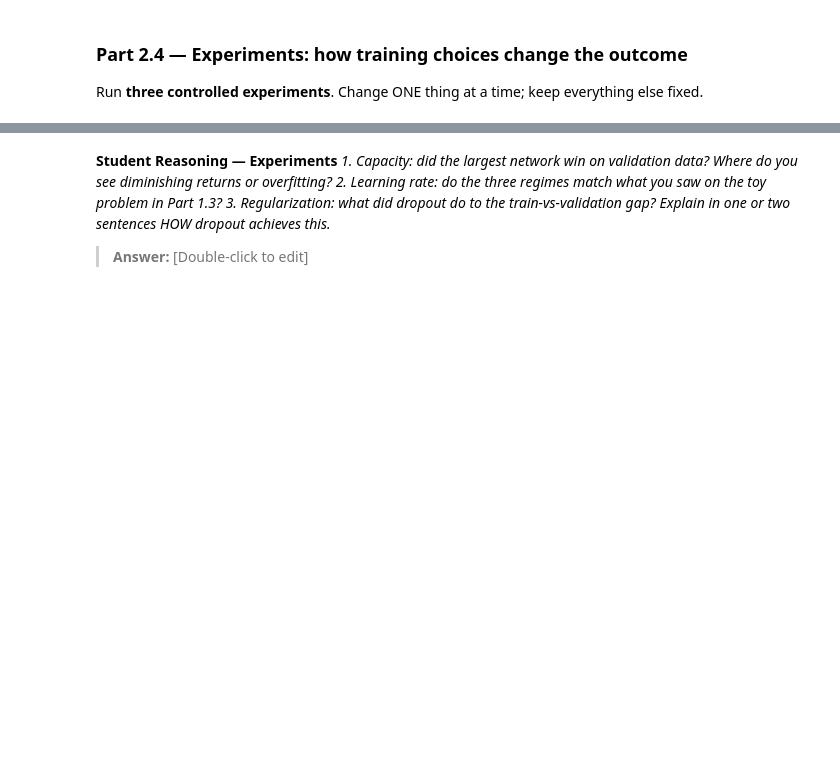
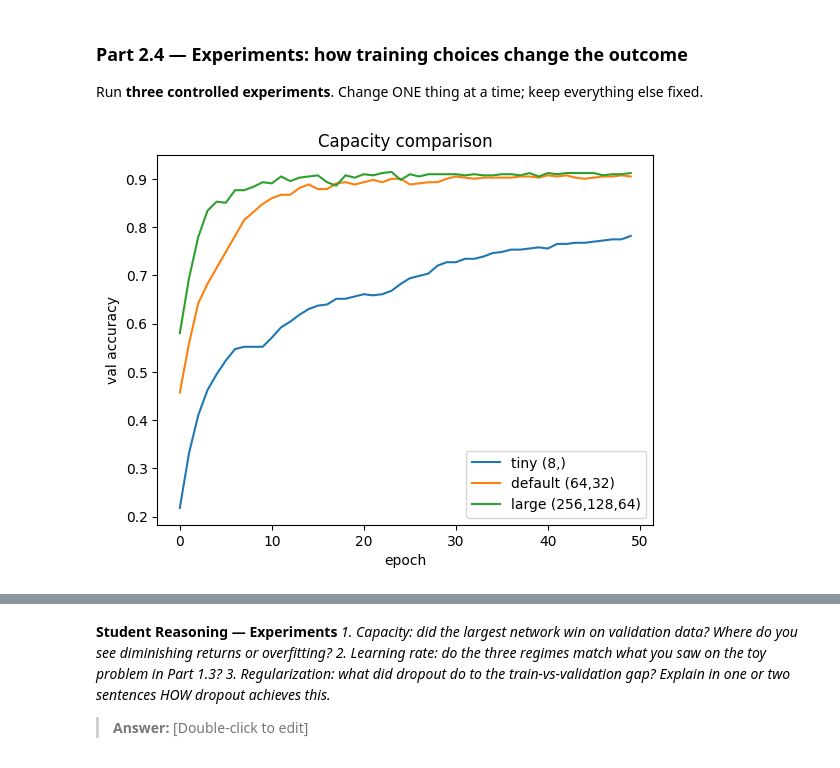
Before and after one commit to KingsleyNahyi/lab-3, a Jupyter notebook: Lab_3.ipynb, the cells around one changed output, grey strips where cells are left out. Saved outputs shown, nothing was run; the diff lists cells and outputs as text; code cells hidden in the pictures; blank space fills up the shorter version.

Commit message:
worked on part 2.4

```diff
--- a/Lab_3.ipynb
+++ b/Lab_3.ipynb
@@ -640,14 +640,107 @@ Run **three controlled experiments**. Change ONE thing at a time; keep everythin
 # %%
 # Wrap your Part 2.3 loop in a function first:
 #   def run_experiment(hidden_sizes=(64, 32), lr=1e-3, batch_size=32, epochs=50, dropout=0.0):
 #       ... returns history dict ...
 
 # TODO — Experiment A (capacity): tiny (8,) vs default (64, 32) vs large (256, 128, 64).
 #   Plot the three validation-accuracy curves together.
 
 # TODO — Experiment B (learning rate): lr = 1e-4, 1e-3, 1e-1 (same architecture).
 #   Plot the three validation-loss curves together. Compare with Part 1.3.
 
 # TODO — Experiment C (regularization): take your LARGEST network and train it
 #   with and without nn.Dropout(0.3) after each hidden layer.
 #   Plot train vs validation accuracy for both runs.
+
+# Wrap Part 2.3's loop into a function
+def run_experiment(hidden_sizes=(64, 32), lr=1e-3, batch_size=32, epochs=50, dropout=0.0):
+    loader_train = DataLoader(TensorDataset(X_train_t, y_train_t), batch_size=batch_size, shuffle=True)
+    loader_val   = DataLoader(TensorDataset(X_val_t, y_val_t), batch_size=batch_size, shuffle=False)
+
+    m = FeedForwardNet(input_dim=X_train.shape[1], hidden_sizes=hidden_sizes, n_classes=7, dropout=dropout).to(DEVICE)
+    crit = nn.CrossEntropyLoss()
+    opt = torch.optim.Adam(m.parameters(), lr=lr)
+
+    tr_losses, va_losses, tr_accs, va_accs = [], [], [], []
+
+    for epoch in range(epochs):
+        m.train()
+        for xb, yb in loader_train:
+            opt.zero_grad()
+            logits = m(xb.to(DEVICE))
+            loss = crit(logits, yb.to(DEVICE))
+            loss.backward()
+            opt.step()
+
+        m.eval()
+        with torch.no_grad():
+            tr_correct, tr_total, tr_loss_sum = 0, 0, 0.0
+            for xb, yb in loader_train:
+                logits = m(xb.to(DEVICE))
+                yb = yb.to(DEVICE)
+                loss = crit(logits, yb)
+                tr_loss_sum += loss.item() * xb.size(0)
+                tr_correct += (logits.argmax(dim=1) == yb).sum().item()
+                tr_total += xb.size(0)
+            tr_loss = tr_loss_sum / tr_total
+            tr_acc = tr_correct / tr_total
+
+            va_correct, va_total, va_loss_sum = 0, 0, 0.0
+            for xb, yb in loader_val:
+                logits = m(xb.to(DEVICE))
+                yb = yb.to(DEVICE)
+                loss = crit(logits, yb)
+                va_loss_sum += loss.item() * xb.size(0)
+                va_correct += (logits.argmax(dim=1) == yb).sum().item()
+                va_total += xb.size(0)
+            va_loss = va_loss_sum / va_total
+            va_acc = va_correct / va_total
+
+        tr_losses.append(tr_loss); va_losses.append(va_loss)
+        tr_accs.append(tr_acc); va_accs.append(va_acc)
+
+    return {"train_losses": tr_losses, "val_losses": va_losses, "train_accs": tr_accs, "val_accs": va_accs}
+
+
+
+result_tiny    = run_experiment(hidden_sizes=(8,))
+result_default = run_experiment(hidden_sizes=(64, 32))
+result_large   = run_experiment(hidden_sizes=(256, 128, 64))
+
+plt.figure()
+plt.plot(result_tiny["val_accs"], label="tiny (8,)")
+plt.plot(result_default["val_accs"], label="default (64,32)")
+plt.plot(result_large["val_accs"], label="large (256,128,64)")
+plt.xlabel("epoch"); plt.ylabel("val accuracy"); plt.title("Capacity comparison")
+plt.legend()
+plt.show()
+
+
+
+result_lr_small = run_experiment(lr=1e-4)
+result_lr_mid   = run_experiment(lr=1e-3)
+result_lr_large = run_experiment(lr=1e-1)
+
+plt.figure()
+plt.plot(result_lr_small["val_losses"], label="lr=1e-4")
+plt.plot(result_lr_mid["val_losses"], label="lr=1e-3")
+plt.plot(result_lr_large["val_losses"], label="lr=1e-1")
+plt.xlabel("epoch"); plt.ylabel("val loss"); plt.title("Learning rate comparison")
+plt.legend()
+plt.show()
+
+
+
+result_no_dropout = run_experiment(hidden_sizes=(256, 128, 64), dropout=0.0)
+result_dropout    = run_experiment(hidden_sizes=(256, 128, 64), dropout=0.3)
+
+plt.figure()
+plt.plot(result_no_dropout["train_accs"], label="no dropout (train)")
+plt.plot(result_no_dropout["val_accs"], linestyle="--", label="no dropout (val)")
+plt.plot(result_dropout["train_accs"], label="dropout=0.3 (train)")
+plt.plot(result_dropout["val_accs"], linestyle="--", label="dropout=0.3 (val)")
+plt.xlabel("epoch"); plt.ylabel("accuracy"); plt.title("Regularization comparison")
+plt.legend(fontsize=8)
+plt.show()
+# %% [output]
+[figure, added]
```
Also changed, not shown: parts of 1 cell of this notebook.
